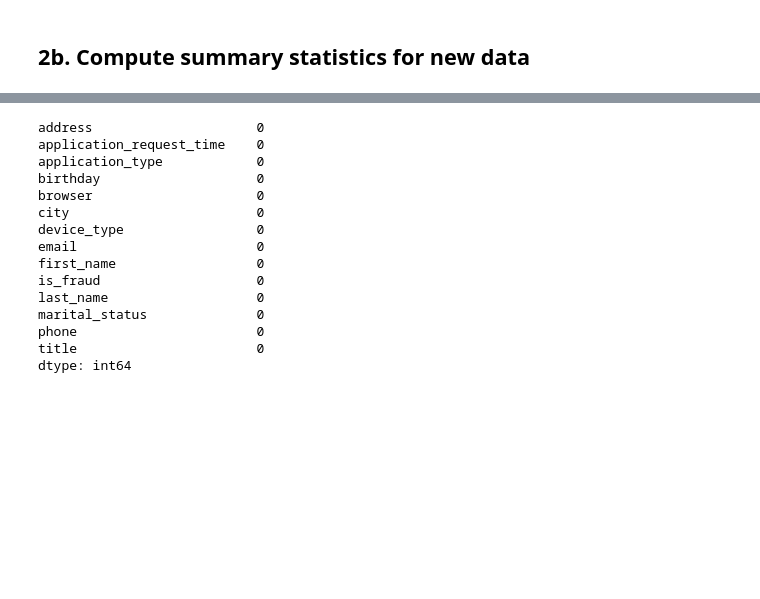
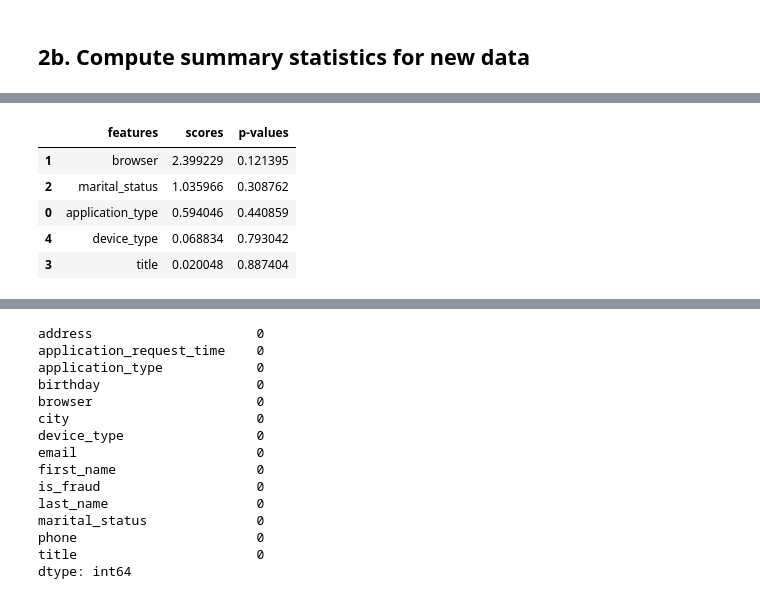
Before and after one commit to anjakuchenbecker/fraud_detection_mlops, a Jupyter notebook: 4_prototype/experiments/Experiment_Approach_1.ipynb, the cells around one changed output, grey strips where cells are left out. Saved outputs shown, nothing was run; the diff lists cells and outputs as text; code cells hidden in the pictures; blank space fills up the shorter version.

```diff
--- a/4_prototype/experiments/Experiment_Approach_1.ipynb
+++ b/4_prototype/experiments/Experiment_Approach_1.ipynb
@@ -271,0 +302,39 @@ with mlflow.start_run(run_id=MLFLOW_RUN_ID) as run:
+# %%
+# TODO Feature importance
+
+
+# Chi-square test relationship between feature categorical (x) and output categorical (y)
+import pandas as pd
+from sklearn.feature_selection import SelectKBest, chi2
+from sklearn.preprocessing import LabelEncoder
+
+y = raw_data_applications_train["is_fraud"].copy()
+X = raw_data_applications_train[["application_type", "browser", "marital_status", "title", "device_type"]].copy()
+
+from sklearn.preprocessing import LabelEncoder
+X["application_type"] = LabelEncoder().fit_transform(X["application_type"])
+X["browser"] = LabelEncoder().fit_transform(X["browser"])
+X["marital_status"] = LabelEncoder().fit_transform(X["marital_status"])
+X["title"] = LabelEncoder().fit_transform(X["title"])
+X["device_type"] = LabelEncoder().fit_transform(X["device_type"])
+
+
+# create and fit feature selector and apply to the data
+selector = SelectKBest(chi2, k="all")
+selector.fit_transform(X,y)
+
+# print Chi-square-statistics- and p-values per feature
+pd.DataFrame(
+   {
+   "features": X.columns.values,
+   "scores": selector.scores_,
+   "p-values": selector.pvalues_
+   }
+   ).sort_values("scores", ascending=False)
+# %% [output]
+|  | features | scores | p-values |
+| 1 | browser | 2.399229 | 0.121395 |
+| 2 | marital_status | 1.035966 | 0.308762 |
+| 0 | application_type | 0.594046 | 0.440859 |
+| 4 | device_type | 0.068834 | 0.793042 |
+| 3 | title | 0.020048 | 0.887404 |
```
Also changed, not shown: parts of 5 cells of this notebook.
